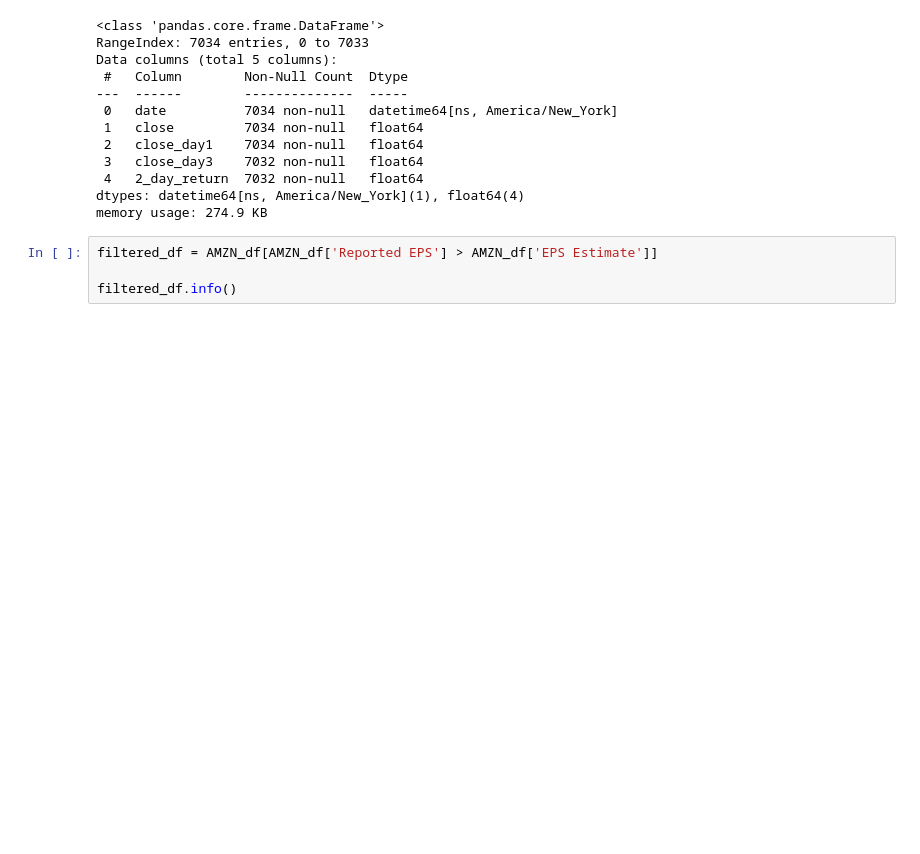
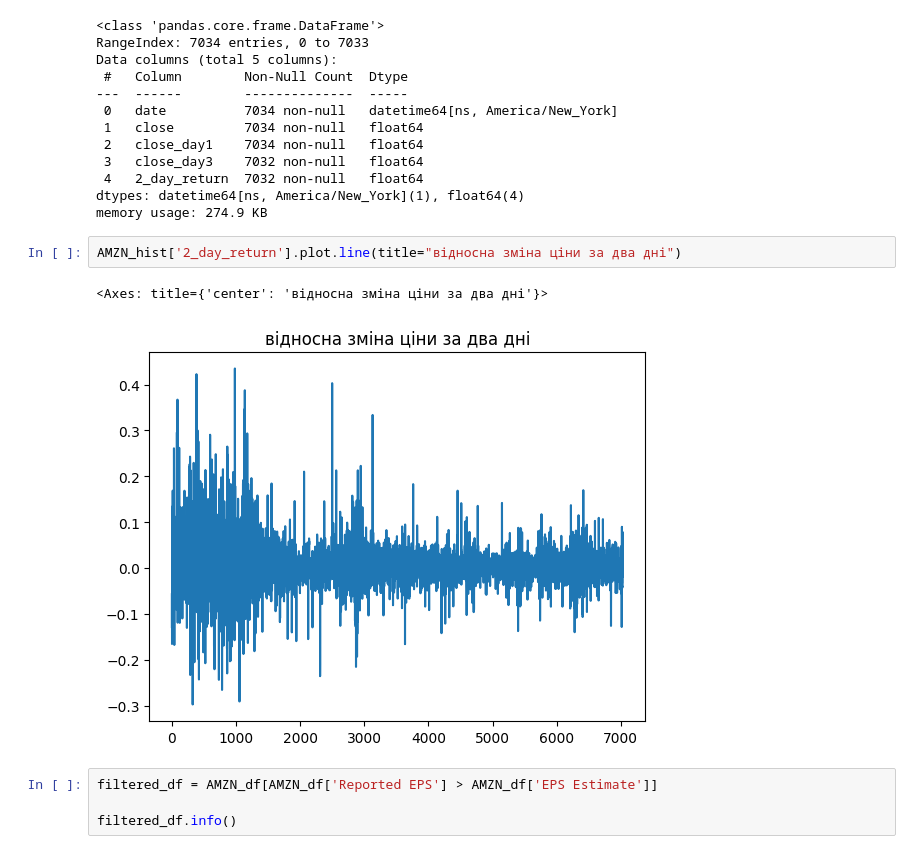
Before and after one commit to Jaguar838/stock-markets-analytics-zoomcamp, a Jupyter notebook: HW/2025/hw-01/hw-01.ipynb, the cells around one changed output. Saved outputs shown, nothing was run; the diff lists cells and outputs as text; blank space fills up the shorter version.

```diff
--- a/HW/2025/hw-01/hw-01.ipynb
+++ b/HW/2025/hw-01/hw-01.ipynb
@@ -793,6 +793,11 @@ Data columns (total 5 columns):
  4   2_day_return  7032 non-null   float64
 dtypes: datetime64[ns, America/New_York](1), float64(4)
 memory usage: 274.9 KB
+# %%
+AMZN_hist['2_day_return'].plot.line(title="відносна зміна ціни за два дні")
+# %% [output]
+<Axes: title={'center': 'відносна зміна ціни за два дні'}>
+[figure, added]
 # %%
 filtered_df = AMZN_df[AMZN_df['Reported EPS'] > AMZN_df['EPS Estimate']]
 
```
Also changed, not shown: parts of 57 cells of this notebook.
